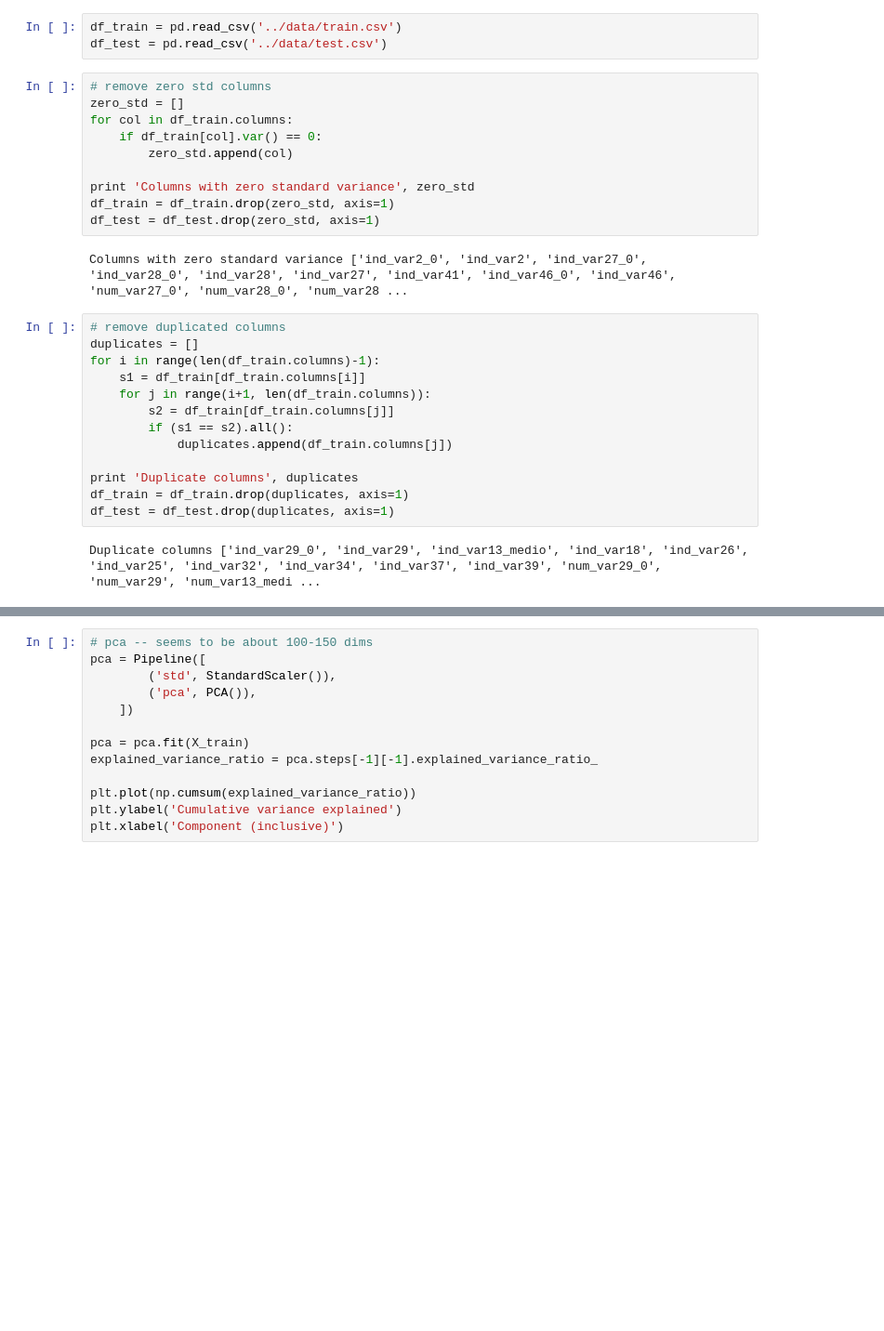
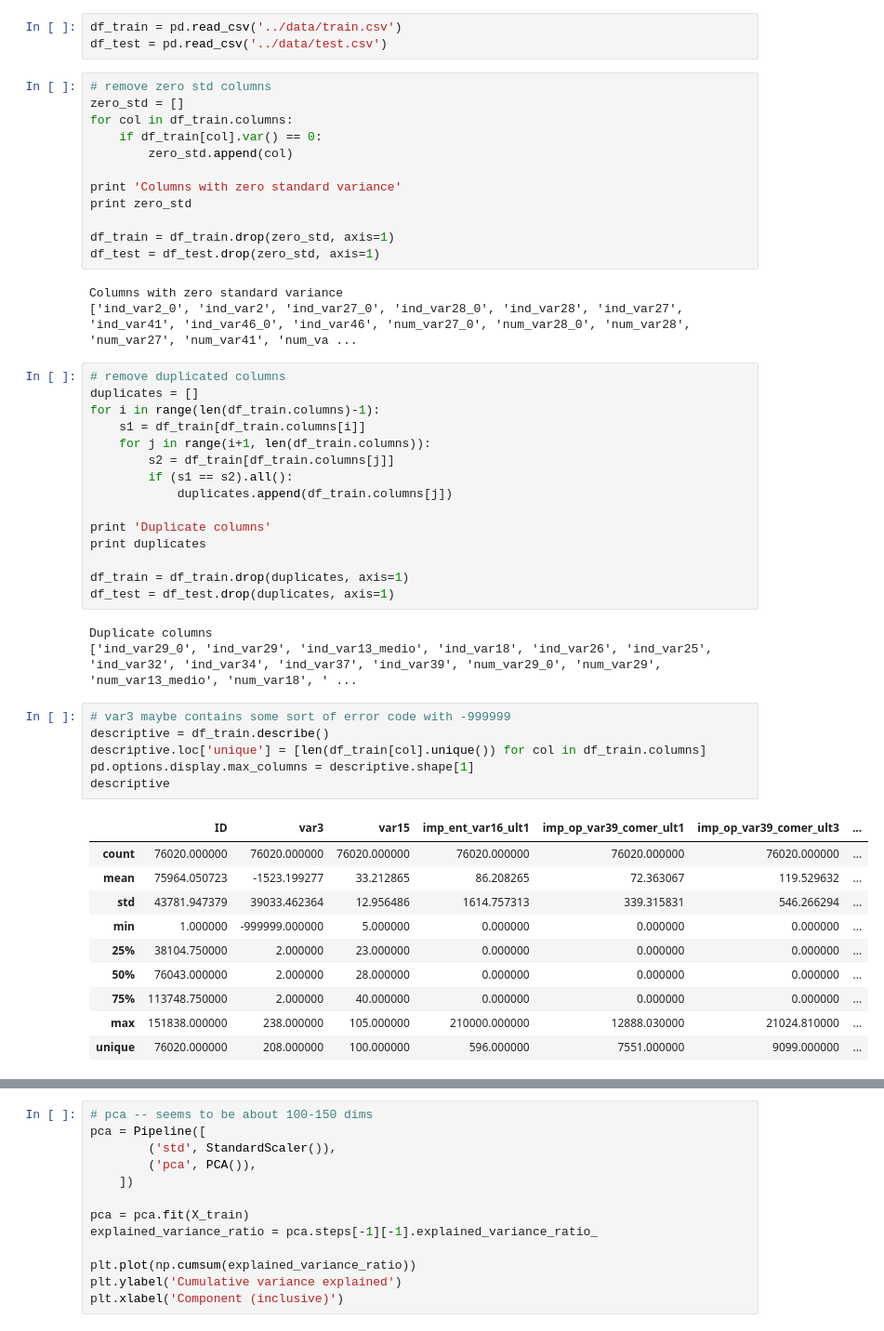
Before and after one commit to dwyatte/kaggle-santander, a Jupyter notebook: notebooks/pca.ipynb, the cells around one changed output, grey strips where cells are left out. Shown at 93% size. Drawn from its saved outputs; the diff is of its cells as text; blank space fills up the shorter version.

```diff
--- a/notebooks/pca.ipynb
+++ b/notebooks/pca.ipynb
@@ -19,11 +19,14 @@ for col in df_train.columns:
     if df_train[col].var() == 0:
         zero_std.append(col)
 
-print 'Columns with zero standard variance', zero_std
+print 'Columns with zero standard variance'
+print zero_std
+
 df_train = df_train.drop(zero_std, axis=1)
 df_test = df_test.drop(zero_std, axis=1)
 # %% [output]
-Columns with zero standard variance ['ind_var2_0', 'ind_var2', 'ind_var27_0', 'ind_var28_0', 'ind_var28', 'ind_var27', 'ind_var41', 'ind_var46_0', 'ind_var46', 'num_var27_0', 'num_var28_0', 'num_var28 ...
+Columns with zero standard variance
+['ind_var2_0', 'ind_var2', 'ind_var27_0', 'ind_var28_0', 'ind_var28', 'ind_var27', 'ind_var41', 'ind_var46_0', 'ind_var46', 'num_var27_0', 'num_var28_0', 'num_var28', 'num_var27', 'num_var41', 'num_va ...
 # %%
 # remove duplicated columns
 duplicates = []
@@ -34,8 +37,28 @@ for i in range(len(df_train.columns)-1):
         if (s1 == s2).all():
             duplicates.append(df_train.columns[j])
 
-print 'Duplicate columns', duplicates
+print 'Duplicate columns'
+print duplicates
+
 df_train = df_train.drop(duplicates, axis=1)
 df_test = df_test.drop(duplicates, axis=1)
 # %% [output]
-Duplicate columns ['ind_var29_0', 'ind_var29', 'ind_var13_medio', 'ind_var18', 'ind_var26', 'ind_var25', 'ind_var32', 'ind_var34', 'ind_var37', 'ind_var39', 'num_var29_0', 'num_var29', 'num_var13_medi ...
+Duplicate columns
+['ind_var29_0', 'ind_var29', 'ind_var13_medio', 'ind_var18', 'ind_var26', 'ind_var25', 'ind_var32', 'ind_var34', 'ind_var37', 'ind_var39', 'num_var29_0', 'num_var29', 'num_var13_medio', 'num_var18', ' ...
+# %%
+# var3 maybe contains some sort of error code with -999999
+descriptive = df_train.describe()
+descriptive.loc['unique'] = [len(df_train[col].unique()) for col in df_train.columns]
+pd.options.display.max_columns = descriptive.shape[1]
+descriptive
+# %% [output]
+|  | ID | var3 | var15 | imp_ent_var16_ult1 | imp_op_var39_comer_ult1 | imp_op_var39_comer_ult3 | ... |
+| count | 76020.000000 | 76020.000000 | 76020.000000 | 76020.000000 | 76020.000000 | 76020.000000 | ... |
+| mean | 75964.050723 | -1523.199277 | 33.212865 | 86.208265 | 72.363067 | 119.529632 | ... |
+| std | 43781.947379 | 39033.462364 | 12.956486 | 1614.757313 | 339.315831 | 546.266294 | ... |
+| min | 1.000000 | -999999.000000 | 5.000000 | 0.000000 | 0.000000 | 0.000000 | ... |
+| 25% | 38104.750000 | 2.000000 | 23.000000 | 0.000000 | 0.000000 | 0.000000 | ... |
+| 50% | 76043.000000 | 2.000000 | 28.000000 | 0.000000 | 0.000000 | 0.000000 | ... |
+| 75% | 113748.750000 | 2.000000 | 40.000000 | 0.000000 | 0.000000 | 0.000000 | ... |
+| max | 151838.000000 | 238.000000 | 105.000000 | 210000.000000 | 12888.030000 | 21024.810000 | ... |
+| unique | 76020.000000 | 208.000000 | 100.000000 | 596.000000 | 7551.000000 | 9099.000000 | ... |
```
Also changed, not shown: parts of 7 cells of this notebook.
